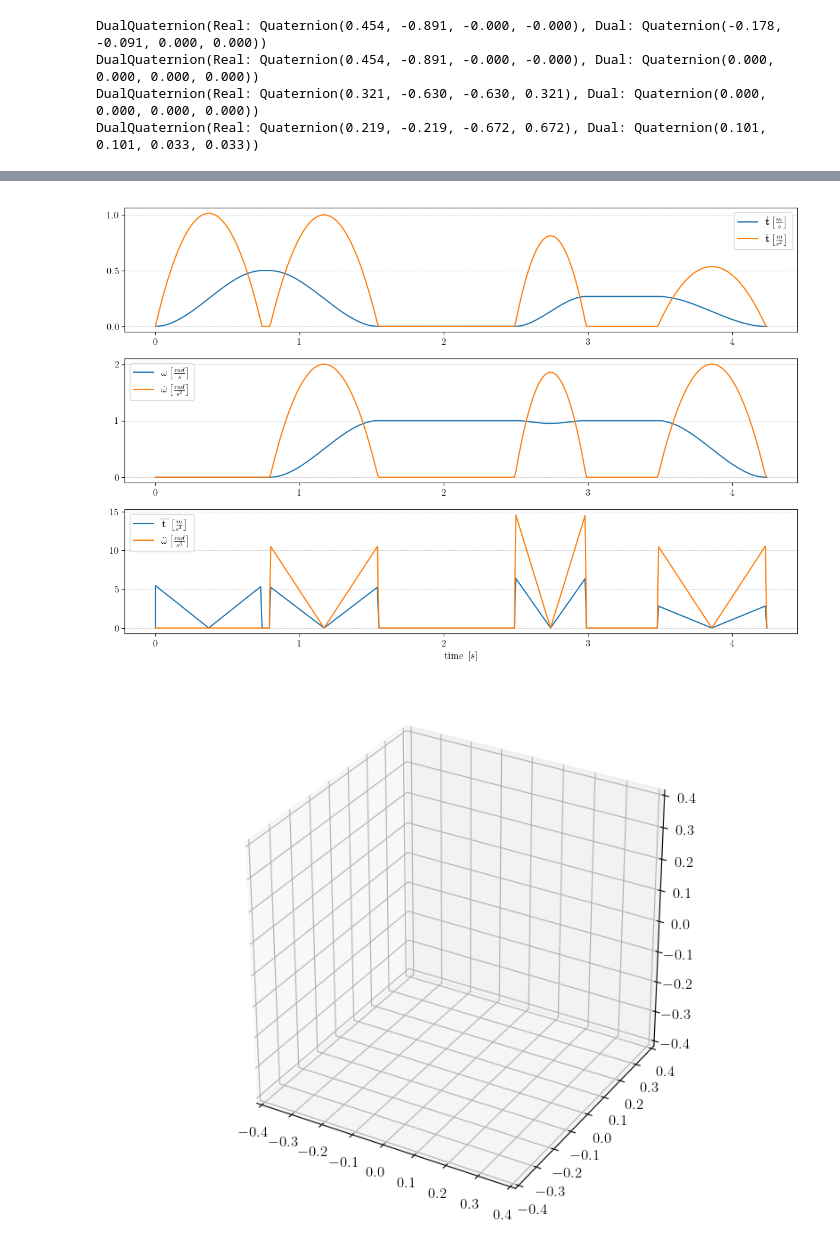
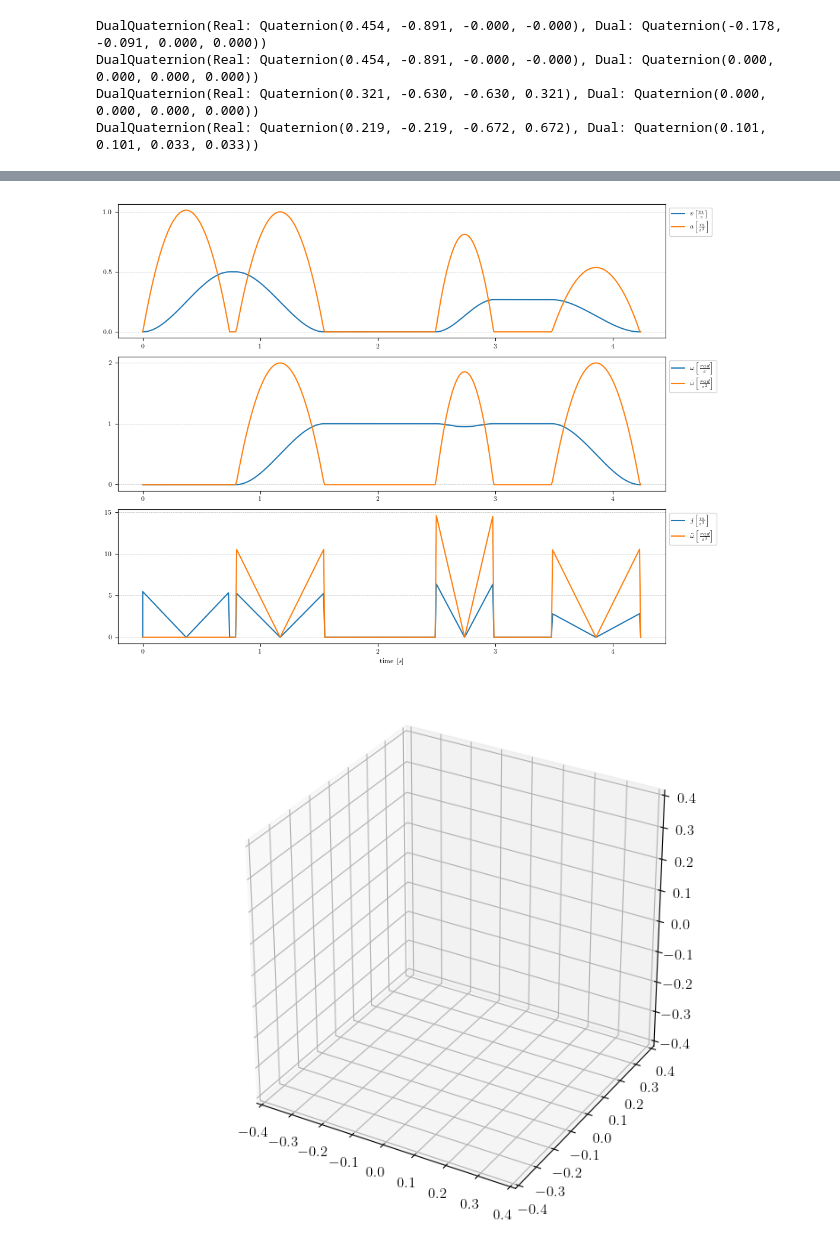
Before and after one commit to JTem/Dual-Quaternion-Quintic-Blends, a Jupyter notebook: interpolator_example.ipynb, the cells around one changed output, grey strips where cells are left out. Drawn from its saved outputs; the diff is of its cells as text; code cells hidden in the pictures.

```diff
--- a/interpolator_example.ipynb
+++ b/interpolator_example.ipynb
@@ -117,48 +117,54 @@ for t in time_vec:
     y.append(pos[1])
     z.append(pos[2])
 
 plt.rc('text', usetex=True)
 plt.rc('font', family='serif')
 plt.rc('text.latex', preamble=r'\usepackage{amsmath}')
 text_size = 12
 plt.rcParams['font.size'] = text_size  # Adjust this value as needed
 plt.rcParams['axes.labelsize'] = text_size  # For x and y labels
 plt.rcParams['xtick.labelsize'] = text_size  # For x tick labels
 plt.rcParams['ytick.labelsize'] = text_size  # For y tick labels
 plt.rcParams['legend.fontsize'] = text_size  # For legend
 
 
-
-
-#fig, (ax1, ax2, ax3) = plt.subplots(3, 1, figsize=(4.5, 3.2))
 fig, (ax1, ax2, ax3) = plt.subplots(3, 1, figsize=(12, 8))
 
-ax1.plot(time, vel_norm_list, label = r'$\dot{\mathbf{t}} \left[ \frac{m}{s} \right]$')
-ax1.plot(time, acc_norm_list, label = r'$\ddot{\mathbf{t}} \left[ \frac{m}{s^2} \right]$')
+ax1.plot(time, vel_norm_list, label = r'$v \left[ \frac{m}{s} \right]$')
+ax1.plot(time, acc_norm_list, label = r'$a \left[ \frac{m}{s^2} \right]$')
 ax1.set_yticks(np.arange(0, 1 + 0.5, 0.5))
 ax1.legend()
 
-ax2.plot(time, ang_vel_norm_list, label = r'$\mathbf{\omega} \left[ \frac{rad}{s} \right]$')
-ax2.plot(time, ang_acc_norm_list, label = r'$\dot{\mathbf{\omega}} \left[ \frac{rad}{s^2} \right]$')
+ax2.plot(time, ang_vel_norm_list, label = r'$\omega \left[ \frac{rad}{s} \right]$')
+ax2.plot(time, ang_acc_norm_list, label = r'$\dot{\omega} \left[ \frac{rad}{s^2} \right]$')
 ax2.set_yticks(np.arange(0, 2 + 1, 1))
 ax2.legend()
 
-ax3.plot(time, jerk_norm_list, label =r'$\dddot{\mathbf{t}} \left[ \frac{m}{s^3} \right]$')
-ax3.plot(time, ang_jerk_norm_list, label = r'$\ddot{\mathbf{\omega}} \left[ \frac{rad}{s^3} \right]$')
+ax3.plot(time, jerk_norm_list, label =r'$j \left[ \frac{m}{s^3} \right]$')
+ax3.plot(time, ang_jerk_norm_list, label = r'$\ddot{\omega} \left[ \frac{rad}{s^3} \right]$')
 ax3.set_yticks(np.arange(0, 15 + 5, 5))
 ax3.set_xlabel(r'$\textrm{time } \left[ s \right]$')
 ax3.legend()
 
-ax1.grid(True,axis='y', which='both', linestyle='--', linewidth=0.5)
-ax2.grid(True,axis='y', which='both', linestyle='--', linewidth=0.5)
-ax3.grid(True,axis='y', which='both', linestyle='--', linewidth=0.5)
+# Place the legends outside the plot on the right side
+ax1.legend(loc='upper left', bbox_to_anchor=(1, 1))
+ax2.legend(loc='upper left', bbox_to_anchor=(1, 1))
+ax3.legend(loc='upper left', bbox_to_anchor=(1, 1))
 
-# # Adjust the layout and display the plot
+# Enable grid
+ax1.grid(True, axis='y', which='both', linestyle='--', linewidth=0.5)
+ax2.grid(True, axis='y', which='both', linestyle='--', linewidth=0.5)
+ax3.grid(True, axis='y', which='both', linestyle='--', linewidth=0.5)
+
+# Adjust the layout
 plt.tight_layout()
+
+# To avoid clipping of the legend, adjust the subplot parameters
+plt.subplots_adjust(right=0.8)  # Adjust this value based on your layout
+
 plt.show()
-#plt.savefig("norm_resultsx.eps")
 # %% [output]
-[figure, old version]
+[figure, new version]
 # %%
 #plt.rc('text', usetex=False)
 # Create a new figure for the 3D plot
```
Also changed, not shown: 5 other files.
